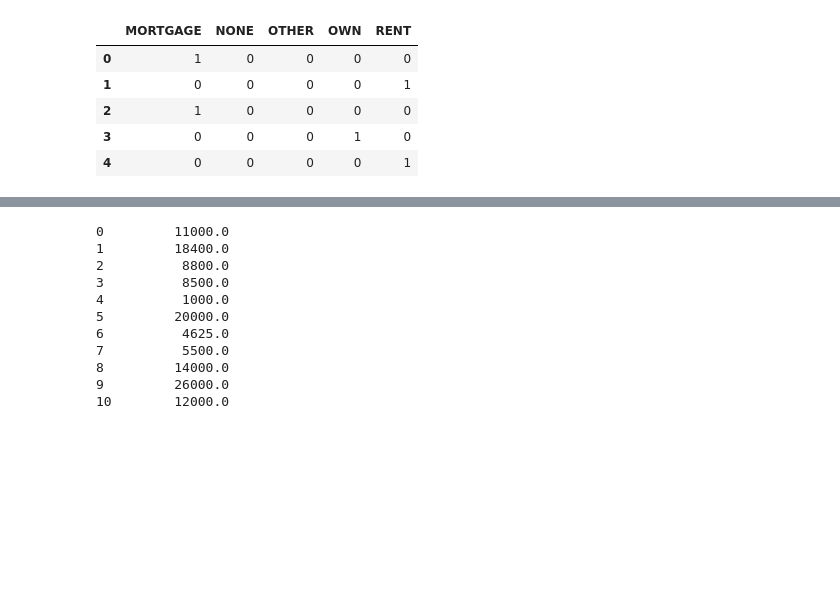
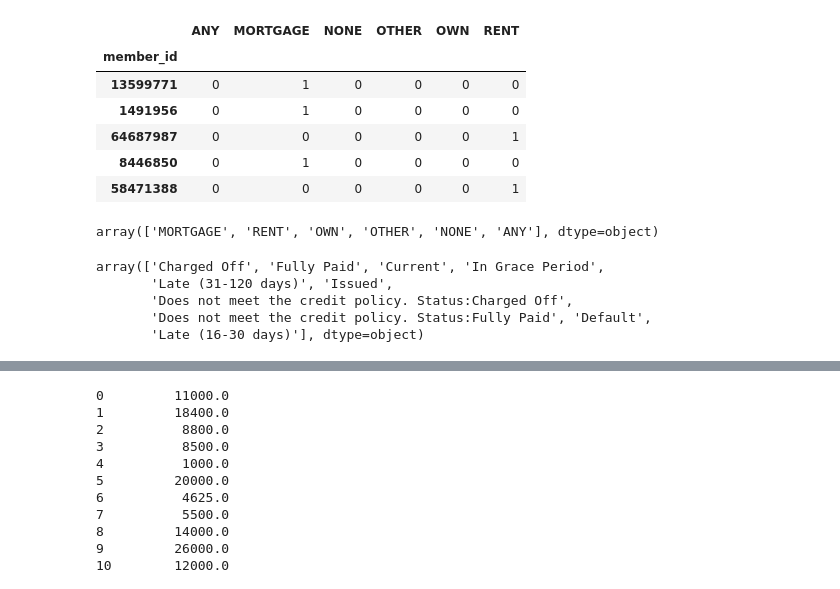
Before and after one commit to tutan123/LoanPrediction, a Jupyter notebook: pre-process.ipynb, the cells around one changed output, grey strips where cells are left out. Saved outputs shown, nothing was run; the diff lists cells and outputs as text; code cells hidden in the pictures; blank space fills up the shorter version.

```diff
--- a/pre-process.ipynb
+++ b/pre-process.ipynb
@@ -10,3 +51,3 @@ df = pd.read_csv(path)
 # %%
-data = df
+data = all_df
 # %%
@@ -57,8 +178,4 @@ data3 = binary(feature_for_binary,data2)
 #emp_length
 emp_length_mapping = {'10+ years':10,'9 years':9,'8 years':8,'7 years':7,'6 years':6,
                        '5 years':5,'4 years':4,'3 years':3,'2 years':2,'1 year':1,'< 1 year':0}
-data.emp_length = df.emp_length.map(emp_length_mapping)
+data.emp_length = data.emp_length.map(emp_length_mapping)
-# %%
-data2 = data
-average_emp_length = data2.dropna(axis=0,subset=['emp_length']).emp_length.mean()
-data.emp_length = data.emp_length.fillna(average_emp_length)
@@ -73,0 +195,2 @@ Name: title, dtype: object
+# %%
+data.emp_length = data.emp_length.fillna(data.emp_length.mean())
@@ -78,16 +227,29 @@ Period('2015-11', 'M')
 # %%
 #for get_dummies: home_ownership, verification_status, loan_status,purpose
-pd.get_dummies(data.home_ownership).head(5)
+pd.get_dummies(data.home_ownership).head()
 # %% [output]
-|  | MORTGAGE | NONE | OTHER | OWN | RENT |
-| 0 | 1 | 0 | 0 | 0 | 0 |
-| 1 | 0 | 0 | 0 | 0 | 1 |
-| 2 | 1 | 0 | 0 | 0 | 0 |
-| 3 | 0 | 0 | 0 | 1 | 0 |
-| 4 | 0 | 0 | 0 | 0 | 1 |
+|  | ANY | MORTGAGE | NONE | OTHER | OWN | RENT |
+| member_id |  |  |  |  |  |  |
+| 13599771 | 0 | 1 | 0 | 0 | 0 | 0 |
+| 1491956 | 0 | 1 | 0 | 0 | 0 | 0 |
+| 64687987 | 0 | 0 | 0 | 0 | 0 | 1 |
+| 8446850 | 0 | 1 | 0 | 0 | 0 | 0 |
+| 58471388 | 0 | 0 | 0 | 0 | 0 | 1 |
+# %%
+data.home_ownership.unique()
+# %% [output]
+array(['MORTGAGE', 'RENT', 'OWN', 'OTHER', 'NONE', 'ANY'], dtype=object)
 # %%
 feature_for_dummy = {'home_ownership','verification_status','loan_status','purpose'}
 def multi_get_dummies(feature_for_dummy,data):
     for items in feature_for_dummy:
         data = data.join(pd.get_dummies(data[items],prefix=items))
     return data
+# %%
+data.loan_status.unique()
+# %% [output]
+array(['Charged Off', 'Fully Paid', 'Current', 'In Grace Period',
+       'Late (31-120 days)', 'Issued',
+       'Does not meet the credit policy. Status:Charged Off',
+       'Does not meet the credit policy. Status:Fully Paid', 'Default',
+       'Late (16-30 days)'], dtype=object)
```
Also changed, not shown: parts of 37 cells of this notebook.
